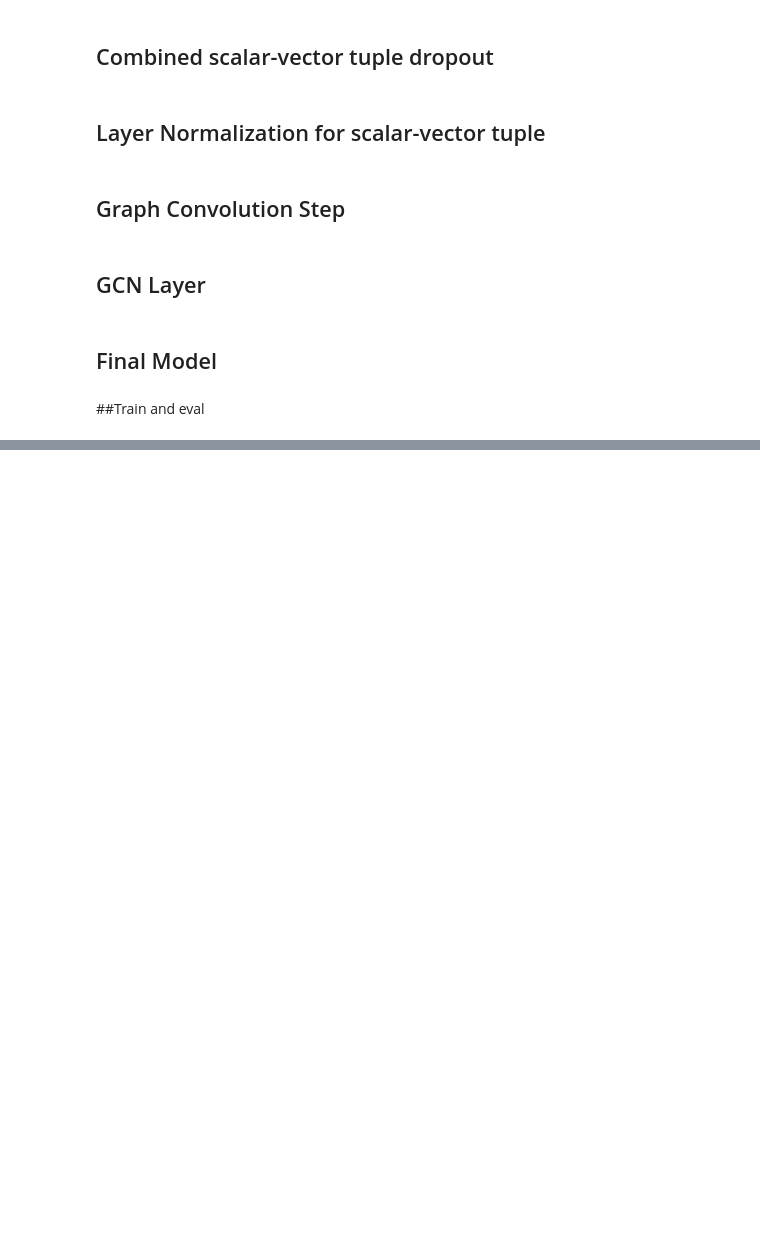
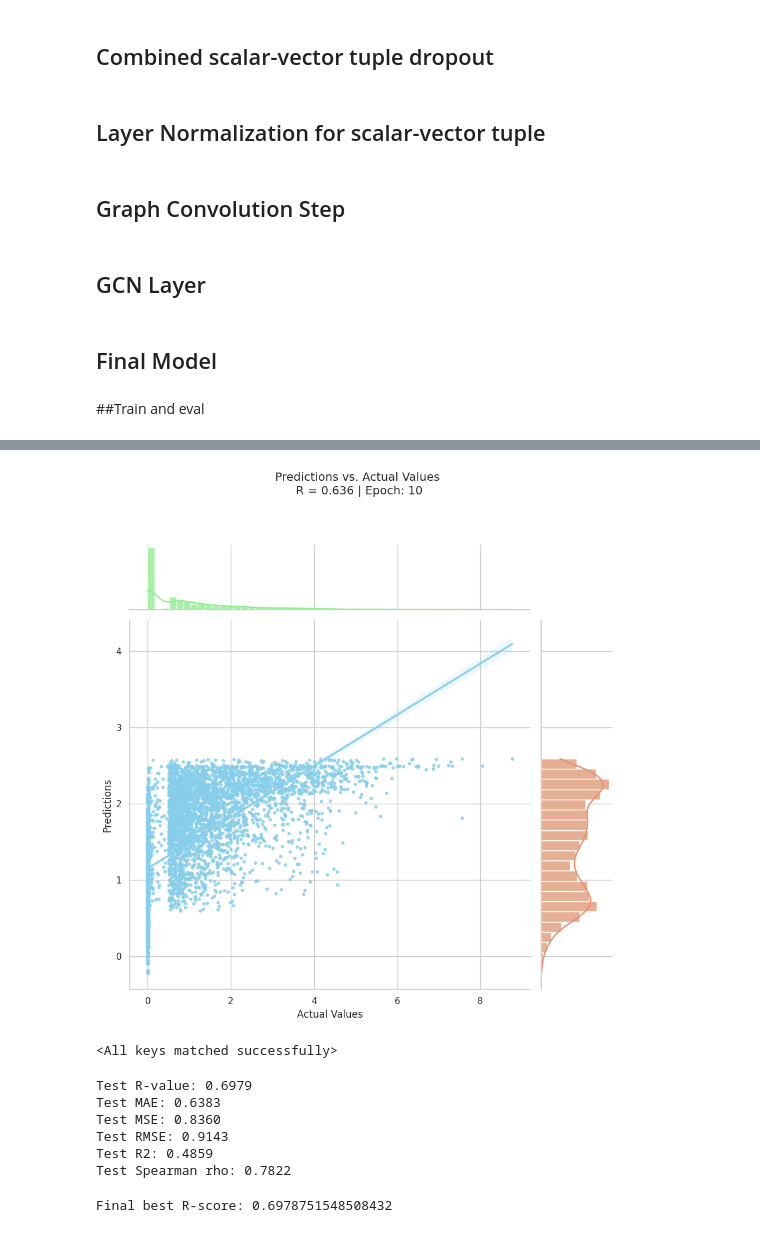
Before and after one commit to LMSE/Seq_to_Func_Pred_Model, a Jupyter notebook: gnn_train_with_debug_statements.ipynb, the cells around one changed output, grey strips where cells are left out. Saved outputs shown, nothing was run; the diff lists cells and outputs as text; code cells hidden in the pictures; blank space fills up the shorter version.

```diff
--- a/gnn_train_with_debug_statements.ipynb
+++ b/gnn_train_with_debug_statements.ipynb
@@ -1228,0 +1307,25 @@ save_plot(np.array(preds), np.array(targets), 10, save_path, f"plot_epoch_{10}.p
+# %%
+preds = output_dict2['preds']
+targets = output_dict2['targets']
+save_plot(np.array(preds), np.array(targets), 10, save_path, f"plot_epoch_{10}.png")
+# %% [output]
+[figure, added]
+# %%
+model_save_path = save_path+'/model_checkpoints/model_epoch_15.pt'
+model.load_state_dict(torch.load(Path(model_save_path)))
+# %% [output]
+<All keys matched successfully>
+# %%
+output_dict3 = test_model(model, test_loader, device)
+# %% [output]
+Test R-value: 0.6979
+Test MAE: 0.6383
+Test MSE: 0.8360
+Test RMSE: 0.9143
+Test R2: 0.4859
+Test Spearman rho: 0.7822
+# %%
+r_score = output_dict3['r_value']
+print(f"Final best R-score: {r_score}")
+# %% [output]
+Final best R-score: 0.6978751548508432
```
Also changed, not shown: parts of 26 cells of this notebook.
